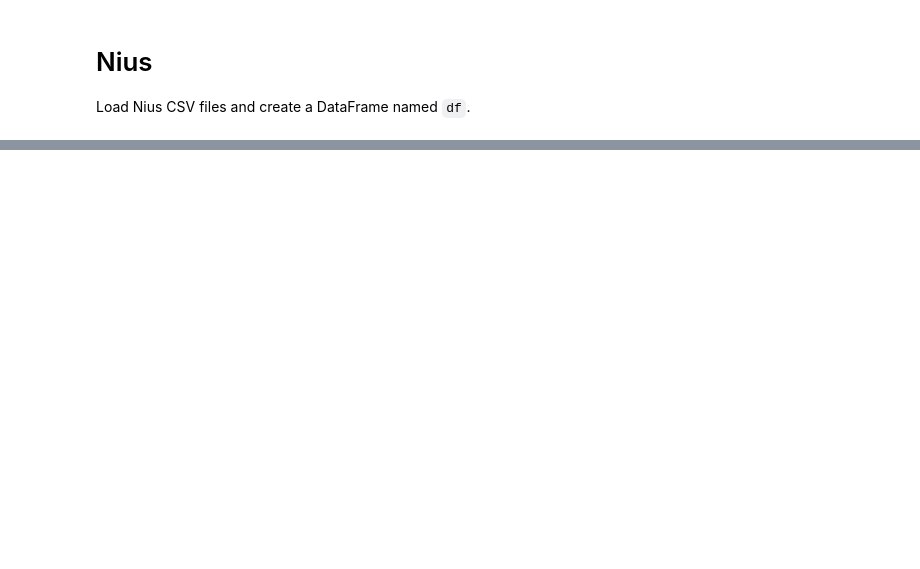
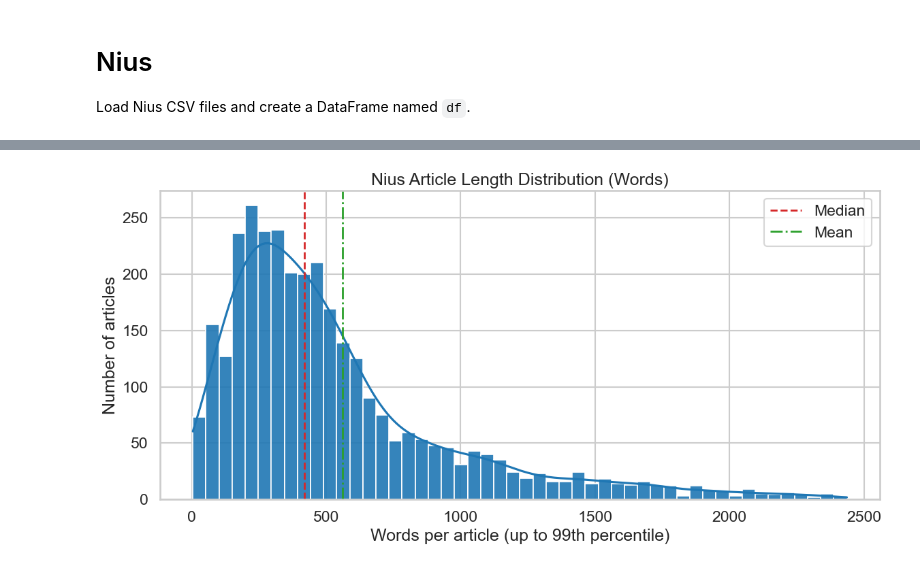
Before and after one commit to mattishaumann/Thesis, a Jupyter notebook: data preprocessing/03_Nius.ipynb, the cells around one changed output, grey strips where cells are left out. Cells and saved outputs as stored; diff of their text form; code cells hidden in the pictures; blank space fills up the shorter version.

```diff
--- a/data preprocessing/03_Nius.ipynb
+++ b/data preprocessing/03_Nius.ipynb
@@ -68,0 +371,7 @@ Loaded 4885 rows from 285 file(s) in /Users/MattisHaumann/Dev/Thesis/data/raw/Al
+# %%
+eda_df["article_length_words"] = eda_df["article_text"].str.split().str.len()
+eda_df["article_length_chars"] = eda_df["article_text"].str.len()
+
+eda_df["article_length_words"].describe(
+    percentiles=[0.1, 0.25, 0.5, 0.75, 0.9, 0.95, 0.99]
+).round(1)
@@ -68,0 +392,25 @@ Loaded 4885 rows from 285 file(s) in /Users/MattisHaumann/Dev/Thesis/data/raw/Al
+# %%
+q99 = eda_df["article_length_words"].quantile(0.99)
+length_plot = eda_df[eda_df["article_length_words"] <= q99]
+
+fig, ax = plt.subplots(figsize=(12, 6))
+sns.histplot(
+    length_plot["article_length_words"],
+    bins=50,
+    kde=True,
+    color="#1f77b4",
+    edgecolor="white",
+    alpha=0.9,
+    ax=ax,
+)
+
+ax.axvline(eda_df["article_length_words"].median(), color="#d62728", linestyle="--", linewidth=2, label="Median")
+ax.axvline(eda_df["article_length_words"].mean(), color="#2ca02c", linestyle="-.", linewidth=2, label="Mean")
+ax.set_title("Nius Article Length Distribution (Words)")
+ax.set_xlabel("Words per article (up to 99th percentile)")
+ax.set_ylabel("Number of articles")
+ax.legend()
+plt.tight_layout()
+plt.show()
+# %% [output]
+[figure, added]
```
Also changed, not shown: parts of 23 cells of this notebook, 3 other files.
